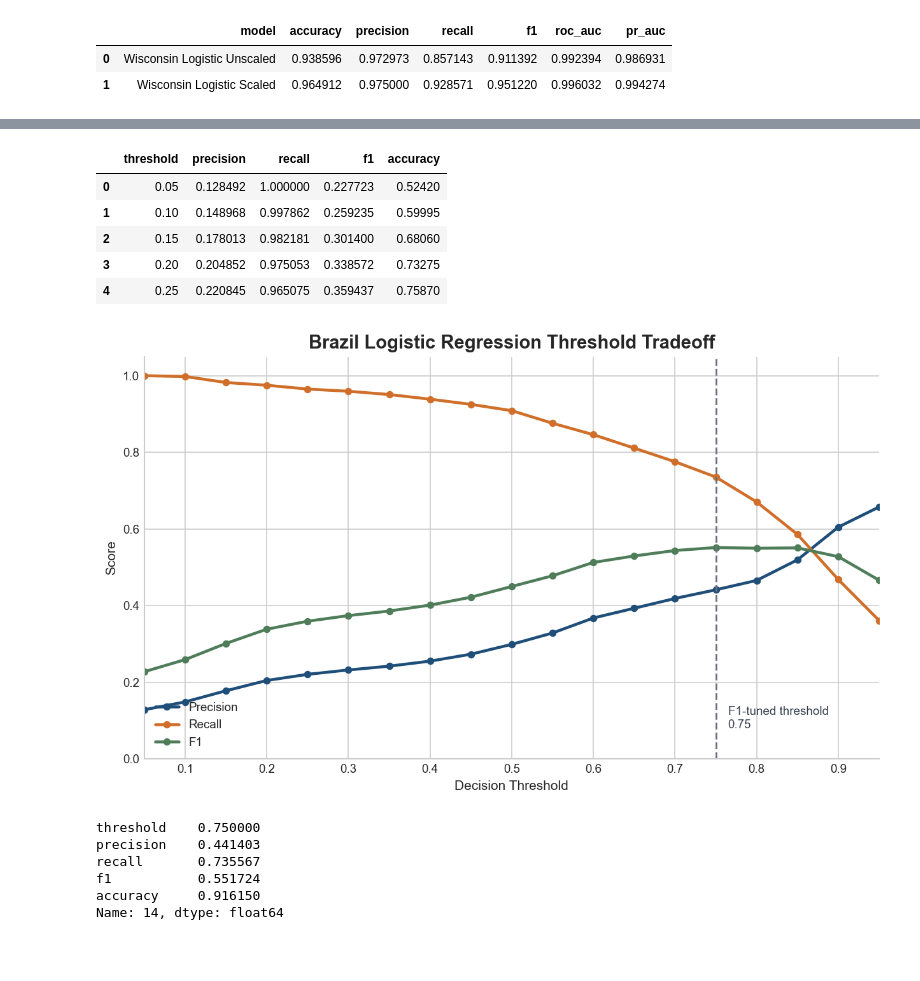
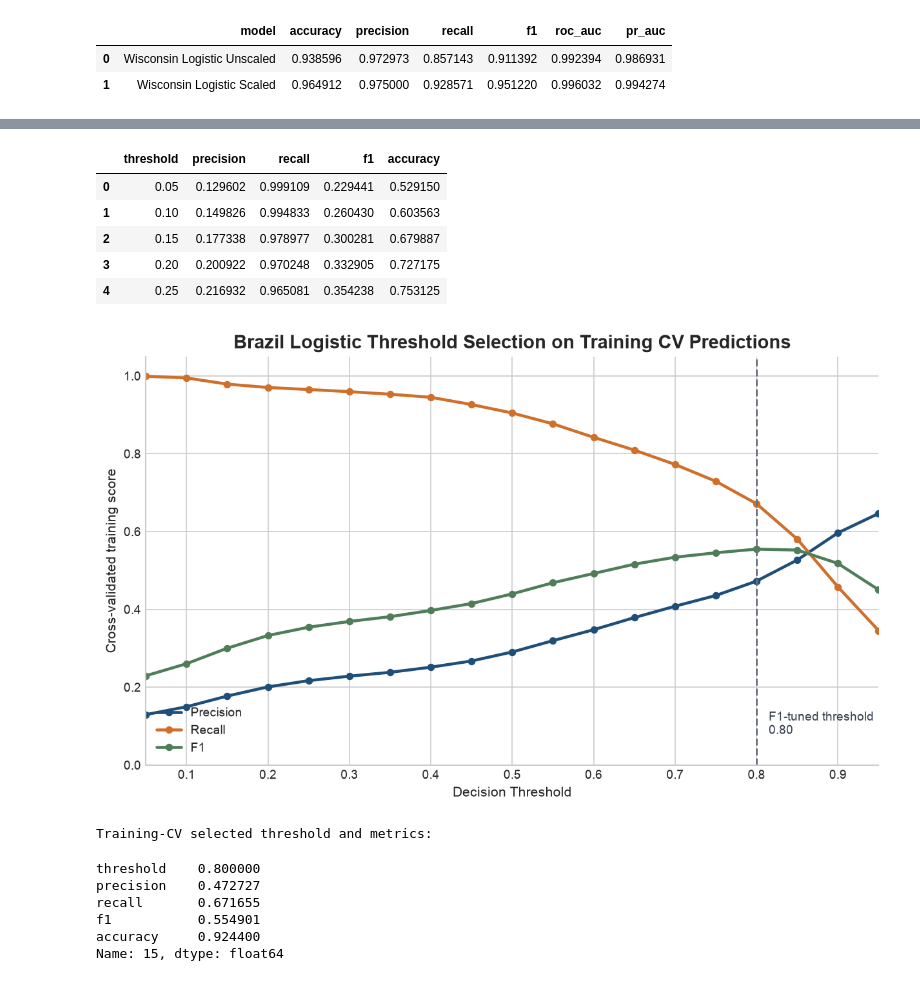
Before and after one commit to jrconner16/mod_c_capstone, a Jupyter notebook: notebooks/milestone1/04_week4_logistic_scaling_thresholds.ipynb, the cells around one changed output, grey strips where cells are left out. Drawn from its saved outputs; the diff is of its cells as text; code cells hidden in the pictures; blank space fills up the shorter version.

Commit message:
Reaudit clean Brazil linear model workflows

```diff
--- a/notebooks/milestone1/04_week4_logistic_scaling_thresholds.ipynb
+++ b/notebooks/milestone1/04_week4_logistic_scaling_thresholds.ipynb
@@ -172,33 +176,42 @@ plt.show()
 # %%
 best_brazil_logreg = brazil_models["Brazil Logistic Scaled Balanced"]
+threshold_cv = StratifiedKFold(n_splits=5, shuffle=True, random_state=42)
+yb_train_oof_score = cross_val_predict(
+    best_brazil_logreg,
+    Xb_train,
+    yb_train,
+    cv=threshold_cv,
+    method="predict_proba",
+    n_jobs=-1,
+)[:, 1]
+
 best_brazil_logreg.fit(Xb_train, yb_train)
-
-yb_score = best_brazil_logreg.predict_proba(Xb_test)[:, 1]
+yb_test_score = best_brazil_logreg.predict_proba(Xb_test)[:, 1]
 # %%
 thresholds = np.arange(0.05, 0.96, 0.05)
 
 threshold_rows = []
 
 for threshold in thresholds:
-    y_pred_thresh = (yb_score >= threshold).astype(int)
+    y_pred_thresh = (yb_train_oof_score >= threshold).astype(int)
 
     threshold_rows.append({
         "threshold": threshold,
-        "precision": precision_score(yb_test, y_pred_thresh, zero_division=0),
-        "recall": recall_score(yb_test, y_pred_thresh, zero_division=0),
-        "f1": f1_score(yb_test, y_pred_thresh, zero_division=0),
-        "accuracy": accuracy_score(yb_test, y_pred_thresh),
+        "precision": precision_score(yb_train, y_pred_thresh, zero_division=0),
+        "recall": recall_score(yb_train, y_pred_thresh, zero_division=0),
+        "f1": f1_score(yb_train, y_pred_thresh, zero_division=0),
+        "accuracy": accuracy_score(yb_train, y_pred_thresh),
     })
 
 threshold_df = pd.DataFrame(threshold_rows)
 threshold_df.head()
 # %% [output]
 |  | threshold | precision | recall | f1 | accuracy |
-| 0 | 0.05 | 0.128492 | 1.000000 | 0.227723 | 0.52420 |
-| 1 | 0.10 | 0.148968 | 0.997862 | 0.259235 | 0.59995 |
-| 2 | 0.15 | 0.178013 | 0.982181 | 0.301400 | 0.68060 |
-| 3 | 0.20 | 0.204852 | 0.975053 | 0.338572 | 0.73275 |
-| 4 | 0.25 | 0.220845 | 0.965075 | 0.359437 | 0.75870 |
+| 0 | 0.05 | 0.129602 | 0.999109 | 0.229441 | 0.529150 |
+| 1 | 0.10 | 0.149826 | 0.994833 | 0.260430 | 0.603563 |
+| 2 | 0.15 | 0.177338 | 0.978977 | 0.300281 | 0.679887 |
+| 3 | 0.20 | 0.200922 | 0.970248 | 0.332905 | 0.727175 |
+| 4 | 0.25 | 0.216932 | 0.965081 | 0.354238 | 0.753125 |
 # %%
 import matplotlib.pyplot as plt
 
@@ -216,44 +229,46 @@ plt.rcParams.update({
 FIGURE_DIR = PROJECT_ROOT / "outputs" / "figures" / "milestone1"
 FIGURE_DIR.mkdir(parents=True, exist_ok=True)
 
 best_f1_row = threshold_df.loc[threshold_df["f1"].idxmax()]
 
 fig, ax = plt.subplots(figsize=(8.4, 5.1))
 
 line_specs = [
     ("precision", "Precision", "#1F4E79"),
     ("recall", "Recall", "#D06F2A"),
     ("f1", "F1", "#4F7D5A"),
 ]
 for metric, label, color in line_specs:
     ax.plot(threshold_df["threshold"], threshold_df[metric], marker="o", linewidth=2.2, markersize=4.5, label=label, color=color)
 
 best_threshold = float(best_f1_row["threshold"])
 ax.axvline(best_threshold, color="#6B7280", linestyle="--", linewidth=1.4)
 ax.text(best_threshold + 0.015, 0.08, f"F1-tuned threshold\n{best_threshold:.2f}", color="#374151", fontsize=9)
 
-ax.set_title("Brazil Logistic Regression Threshold Tradeoff", fontsize=14, weight="bold")
+ax.set_title("Brazil Logistic Threshold Selection on Training CV Predictions", fontsize=14, weight="bold")
 ax.set_xlabel("Decision Threshold")
-ax.set_ylabel("Score")
+ax.set_ylabel("Cross-validated training score")
 ax.set_ylim(0, 1.05)
 ax.set_xlim(threshold_df["threshold"].min(), threshold_df["threshold"].max())
 ax.legend(frameon=False, loc="lower left")
 ax.spines["top"].set_visible(False)
 ax.spines["right"].set_visible(False)
 
 fig.tight_layout()
 fig.savefig(FIGURE_DIR / "fig04_brazil_threshold_tradeoff.png", bbox_inches="tight", facecolor="white")
 plt.show()
 # %% [output]
-[figure, old version]
+[figure, new version]
 # %%
 best_f1_row = threshold_df.loc[threshold_df["f1"].idxmax()]
+print("Training-CV selected threshold and metrics:")
 best_f1_row
 # %% [output]
-threshold    0.750000
-precision    0.441403
-recall       0.735567
-f1           0.551724
-accuracy     0.916150
-Name: 14, dtype: float64
+Training-CV selected threshold and metrics:
+threshold    0.800000
+precision    0.472727
+recall       0.671655
+f1           0.554901
+accuracy     0.924400
+Name: 15, dtype: float64
 # %%
```
Also changed, not shown: parts of 8 cells of this notebook, 3 other files.
